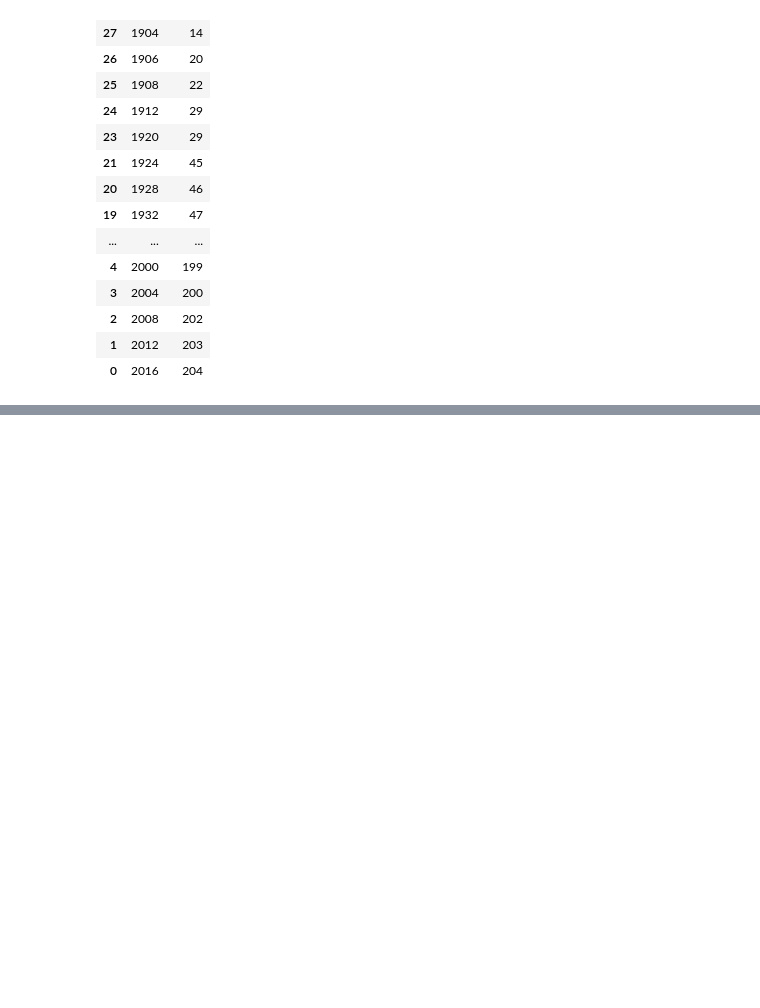
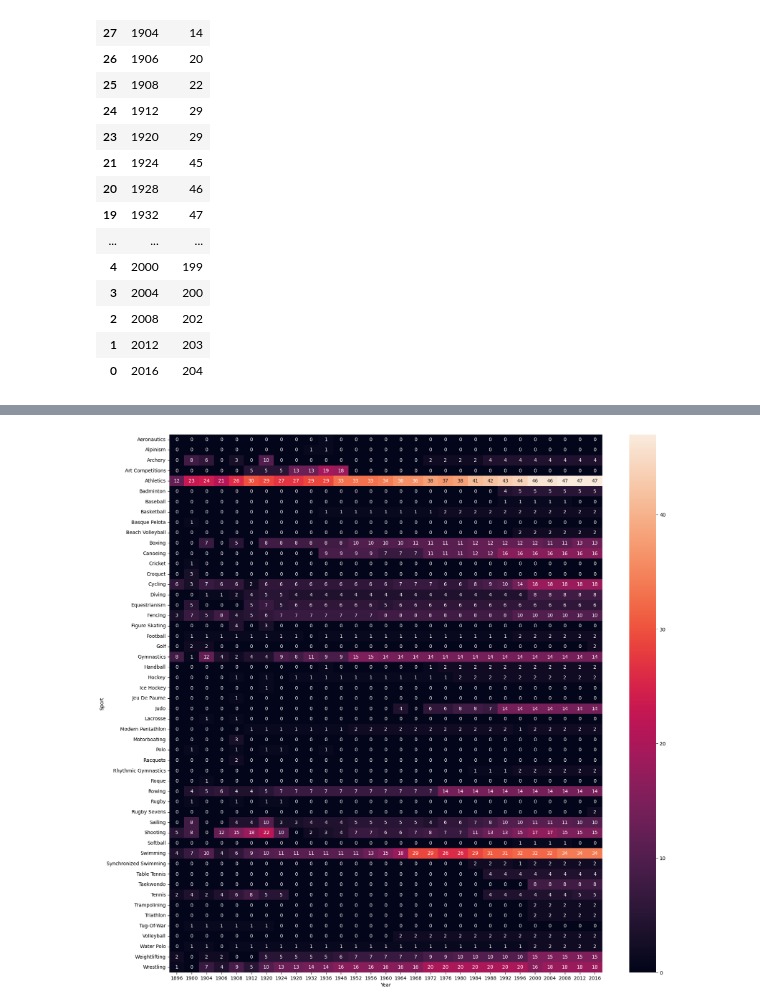
Before and after one commit to coders-nightmare/Data_Analysis_Olympics, a Jupyter notebook: Olympic_Data_Analysis.ipynb, the cells around one changed output, grey strips where cells are left out. Saved outputs shown, nothing was run; the diff lists cells and outputs as text; code cells hidden in the pictures; blank space fills up the shorter version.

```diff
--- a/Olympic_Data_Analysis.ipynb
+++ b/Olympic_Data_Analysis.ipynb
@@ -488,0 +511,2 @@ fig.show()
+# %%
+x=df.drop_duplicates(['Year','Sport','Event'])
@@ -488,0 +529,2 @@ fig.show()
+# %%
+pivot_table_events=x.pivot_table(index='Sport',columns='Year',values='Event',aggfunc='count').fillna(0)
@@ -488,0 +553,6 @@ fig.show()
+# %%
+plt.figure(figsize=(20,20))
+sns.heatmap(pivot_table_events,annot=True)
+plt.show()
+# %% [output]
+[figure, added]
```
Also changed, not shown: parts of 4 cells of this notebook, 2 other files.
